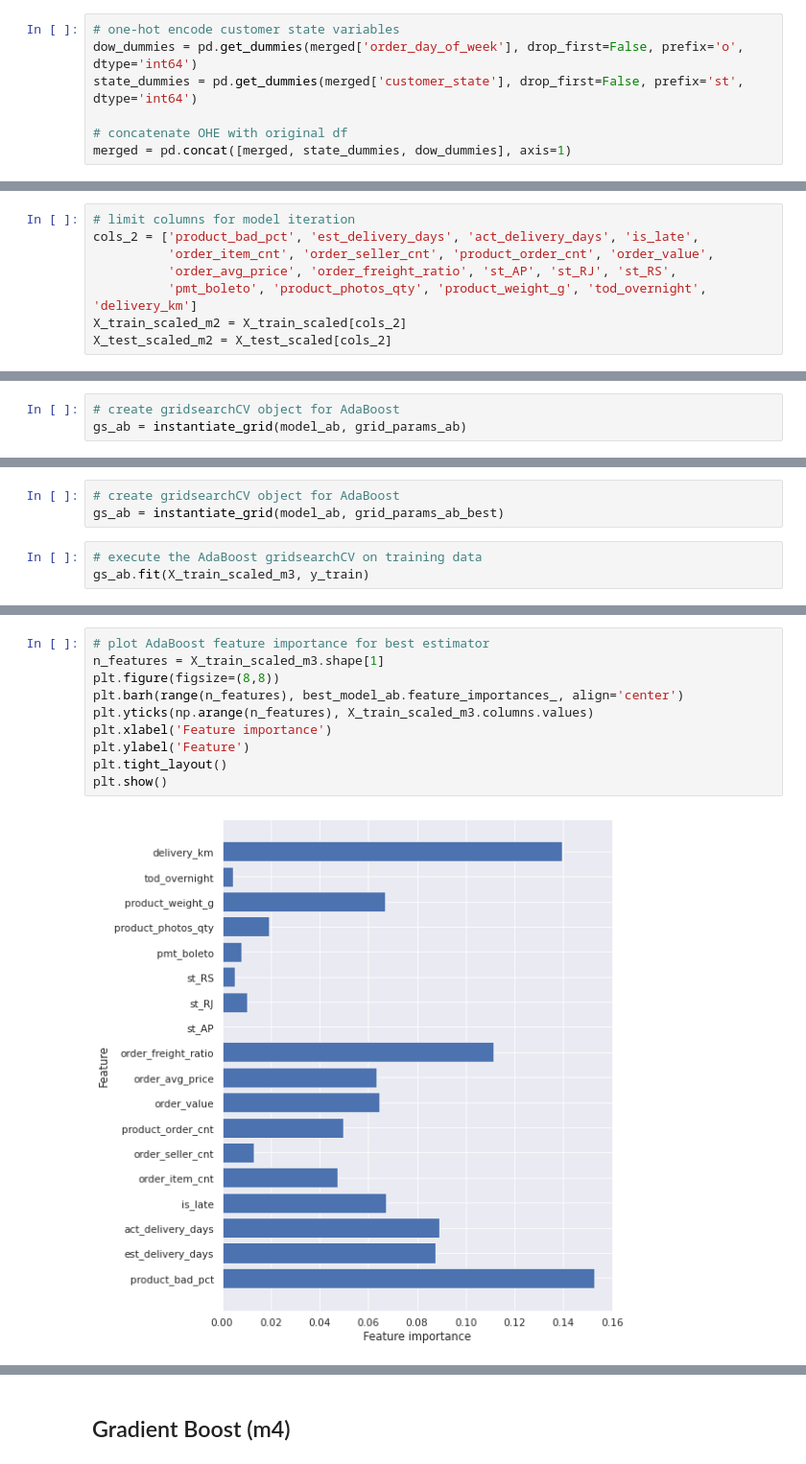
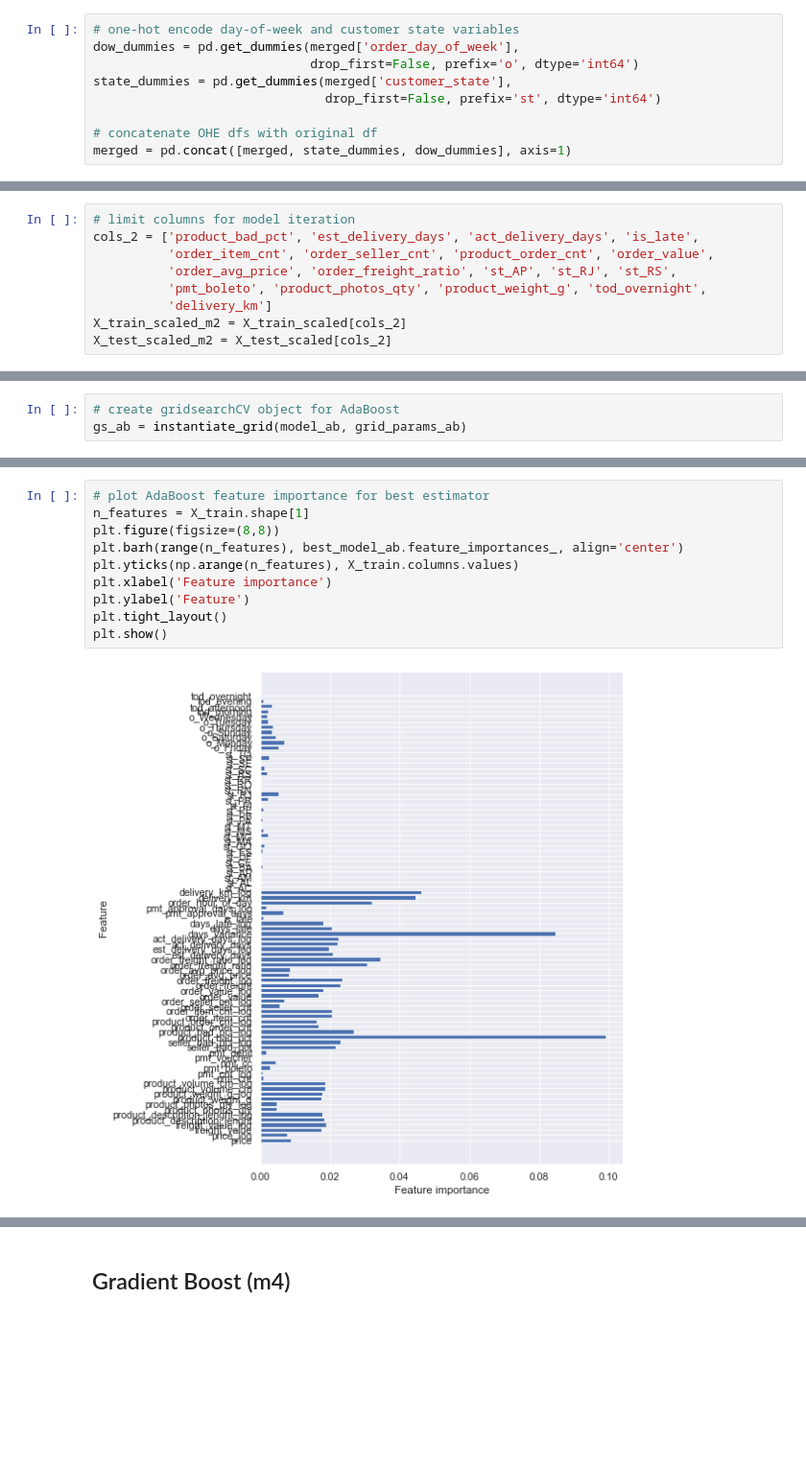
Before and after one commit to cutterback/p05-olist-customer-rating-prediction, a Jupyter notebook: Olist_Customer_Rating_Model.ipynb, the cells around one changed output, grey strips where cells are left out. Shown at 96% size. Cells and saved outputs as stored; diff of their text form; blank space fills up the shorter version.

```diff
--- a/Olist_Customer_Rating_Model.ipynb
+++ b/Olist_Customer_Rating_Model.ipynb
@@ -785,11 +863,13 @@ merged['delivery_km'] = merged.apply(lambda row: round(haversine(row['cust_zip_l
 # %% [markdown]
 ### One-Hot Encodes
 # %%
-# one-hot encode customer state variables
-dow_dummies = pd.get_dummies(merged['order_day_of_week'], drop_first=False, prefix='o', dtype='int64')
-state_dummies = pd.get_dummies(merged['customer_state'], drop_first=False, prefix='st', dtype='int64')
+# one-hot encode day-of-week and customer state variables
+dow_dummies = pd.get_dummies(merged['order_day_of_week'],
+                             drop_first=False, prefix='o', dtype='int64')
+state_dummies = pd.get_dummies(merged['customer_state'],
+                               drop_first=False, prefix='st', dtype='int64')
 
-# concatenate OHE with original df
+# concatenate OHE dfs with original df
 merged = pd.concat([merged, state_dummies, dow_dummies], axis=1)
 # %% [markdown]
 ### Time of Day Bins
@@ -1350,7 +1454,8 @@ Model dt Predictions: AUC 0.5 | Accuracy 0.75 | Recall 0.16 | Precision 0.16 | F
 cols_2 = ['product_bad_pct', 'est_delivery_days', 'act_delivery_days', 'is_late',
           'order_item_cnt', 'order_seller_cnt', 'product_order_cnt', 'order_value',
           'order_avg_price', 'order_freight_ratio', 'st_AP', 'st_RJ', 'st_RS',
-          'pmt_boleto', 'product_photos_qty', 'product_weight_g', 'tod_overnight', 'delivery_km']
+          'pmt_boleto', 'product_photos_qty', 'product_weight_g', 'tod_overnight',
+          'delivery_km']
 X_train_scaled_m2 = X_train_scaled[cols_2]
 X_test_scaled_m2 = X_test_scaled[cols_2]
 # %%
@@ -1597,6 +1711,0 @@ grid_params_ab_best = [{'n_estimators': [500], 'learning_rate': [0.01],
-# %%
-# create gridsearchCV object for AdaBoost
-gs_ab = instantiate_grid(model_ab, grid_params_ab_best)
-# %%
-# execute the AdaBoost gridsearchCV on training data
-gs_ab.fit(X_train_scaled_m3, y_train)
@@ -1655,15 +1722,15 @@ Best Model Parameters: 0 {'base_estimator__criterion': 'gini', 'base_estimator__
 # %%
 # plot AdaBoost feature importance for best estimator
-n_features = X_train_scaled_m3.shape[1]
+n_features = X_train.shape[1]
 plt.figure(figsize=(8,8))
 plt.barh(range(n_features), best_model_ab.feature_importances_, align='center')
-plt.yticks(np.arange(n_features), X_train_scaled_m3.columns.values)
+plt.yticks(np.arange(n_features), X_train.columns.values)
 plt.xlabel('Feature importance')
 plt.ylabel('Feature')
 plt.tight_layout()
 plt.show()
 # %% [output]
-[figure, old version]
+[figure, new version]
 # %%
 # display top model results
 cv_results3 = pd.DataFrame.from_dict(gs_ab.cv_results_)
```
Also changed, not shown: parts of 76 cells of this notebook, 4 other files.
